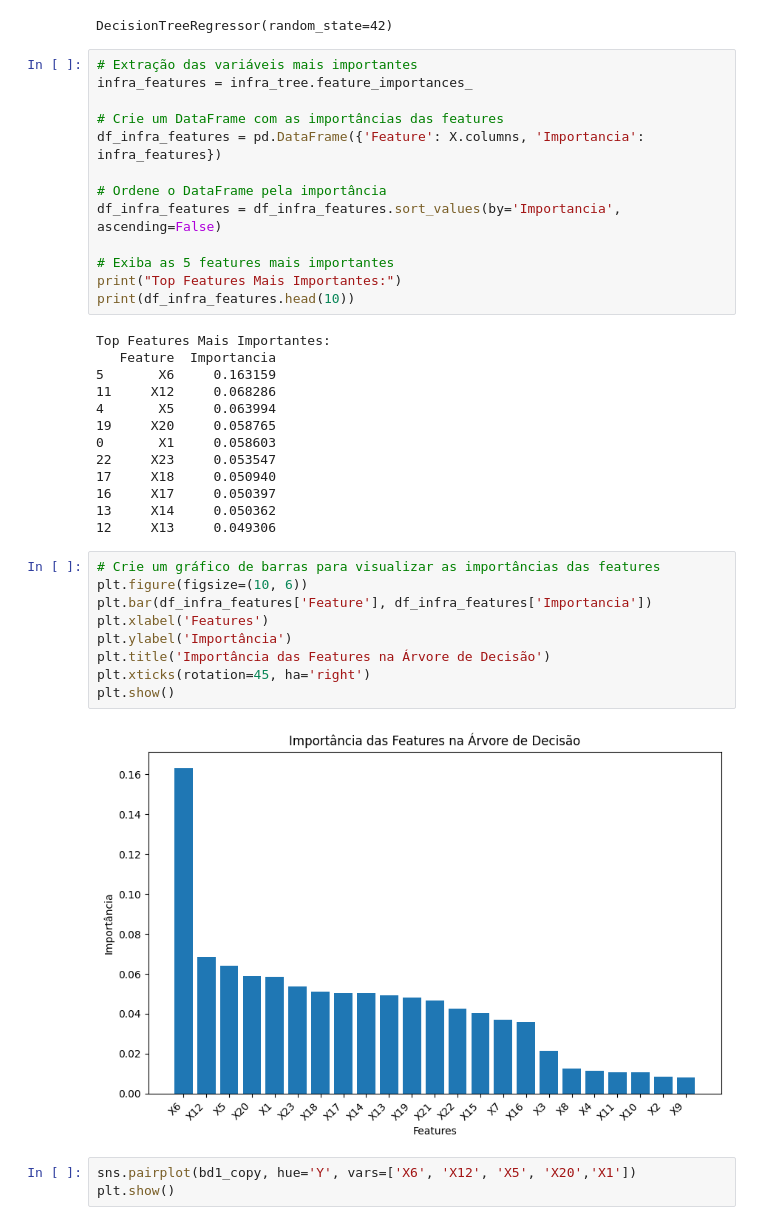
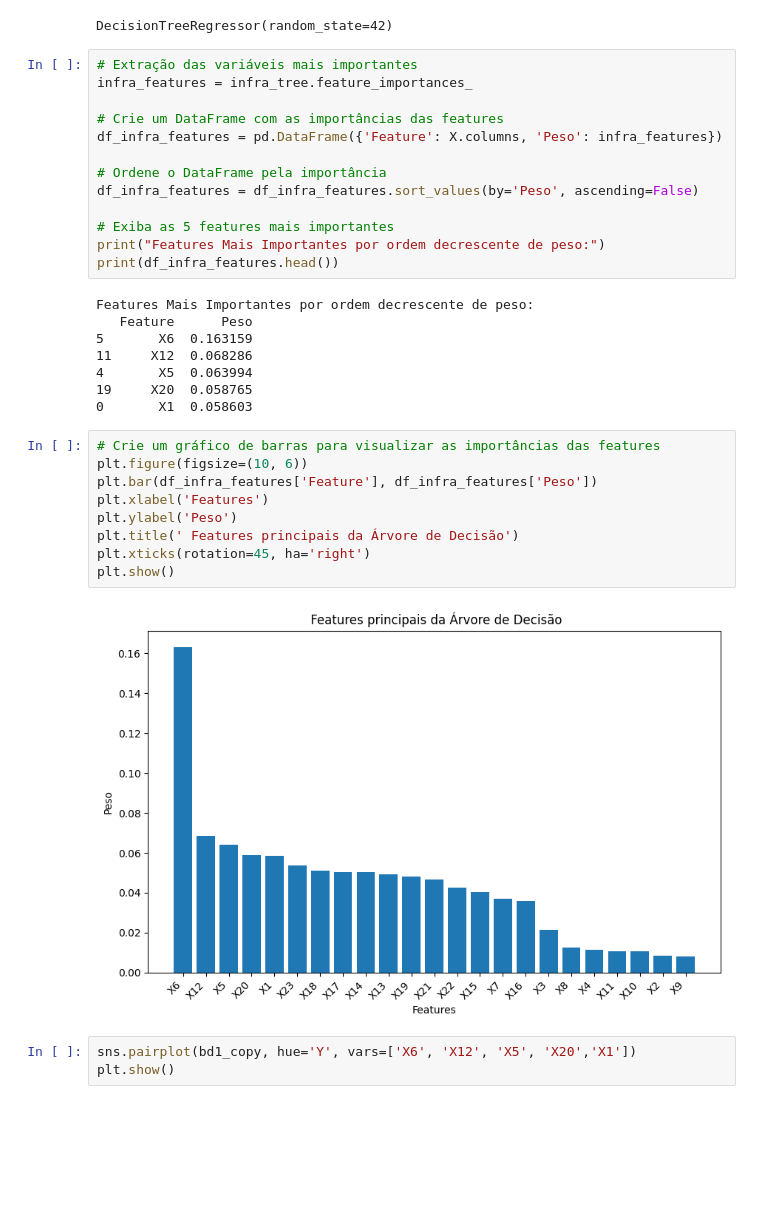
Before and after one commit to danielagith/infracommerce, a Jupyter notebook: infracommerce.ipynb, the cells around one changed output. Cells and saved outputs as stored; diff of their text form; blank space fills up the shorter version.

```diff
--- a/infracommerce.ipynb
+++ b/infracommerce.ipynb
@@ -121,38 +121,33 @@ DecisionTreeRegressor(random_state=42)
 infra_features = infra_tree.feature_importances_
 
 # Crie um DataFrame com as importâncias das features
-df_infra_features = pd.DataFrame({'Feature': X.columns, 'Importancia': infra_features})
+df_infra_features = pd.DataFrame({'Feature': X.columns, 'Peso': infra_features})
 
 # Ordene o DataFrame pela importância
-df_infra_features = df_infra_features.sort_values(by='Importancia', ascending=False)
+df_infra_features = df_infra_features.sort_values(by='Peso', ascending=False)
 
 # Exiba as 5 features mais importantes
-print("Top Features Mais Importantes:")
-print(df_infra_features.head(10))
+print("Features Mais Importantes por ordem decrescente de peso:")
+print(df_infra_features.head())
 # %% [output]
-Top Features Mais Importantes:
-   Feature  Importancia
-5       X6     0.163159
-11     X12     0.068286
-4       X5     0.063994
-19     X20     0.058765
-0       X1     0.058603
-22     X23     0.053547
-17     X18     0.050940
-16     X17     0.050397
-13     X14     0.050362
-12     X13     0.049306
+Features Mais Importantes por ordem decrescente de peso:
+   Feature      Peso
+5       X6  0.163159
+11     X12  0.068286
+4       X5  0.063994
+19     X20  0.058765
+0       X1  0.058603
 # %%
 # Crie um gráfico de barras para visualizar as importâncias das features
 plt.figure(figsize=(10, 6))
-plt.bar(df_infra_features['Feature'], df_infra_features['Importancia'])
+plt.bar(df_infra_features['Feature'], df_infra_features['Peso'])
 plt.xlabel('Features')
-plt.ylabel('Importância')
-plt.title('Importância das Features na Árvore de Decisão')
+plt.ylabel('Peso')
+plt.title(' Features principais da Árvore de Decisão')
 plt.xticks(rotation=45, ha='right')
 plt.show()
 # %% [output]
-[figure, old version]
+[figure, new version]
 # %%
 sns.pairplot(bd1_copy, hue='Y', vars=['X6', 'X12', 'X5', 'X20','X1'])
 plt.show()
```
Also changed, not shown: parts of 14 cells of this notebook.
